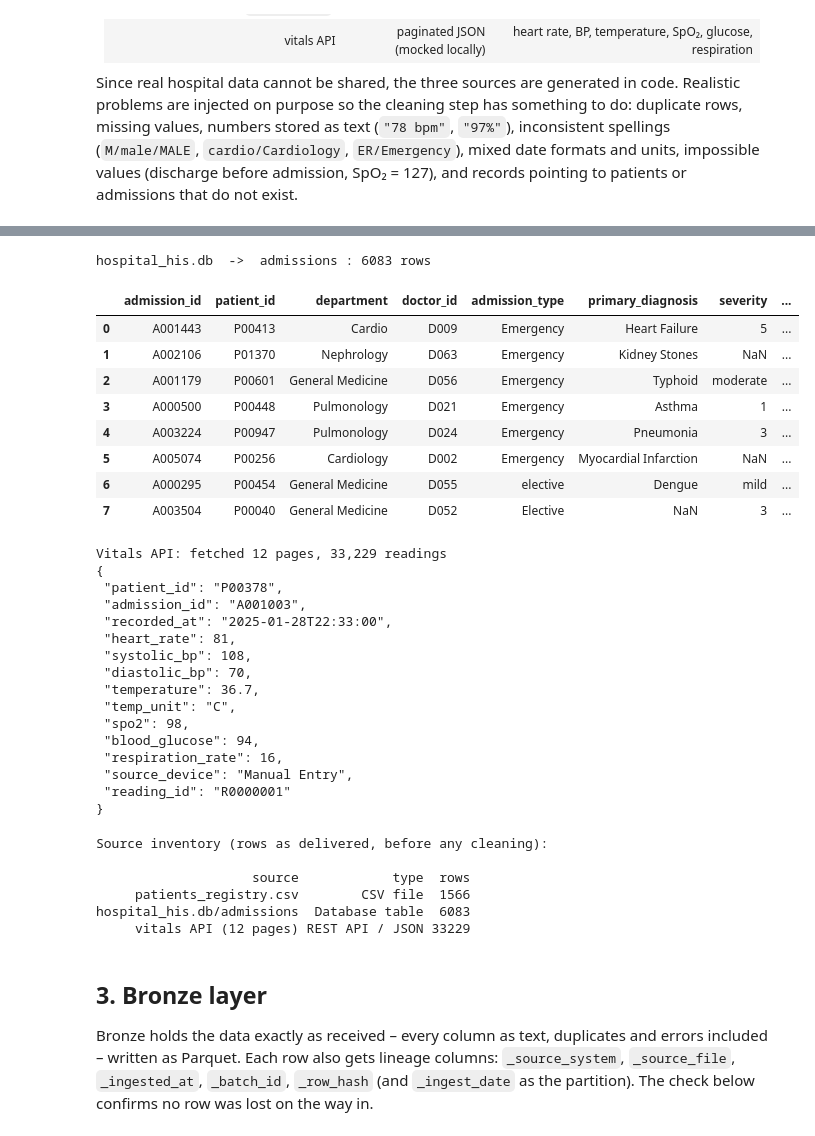
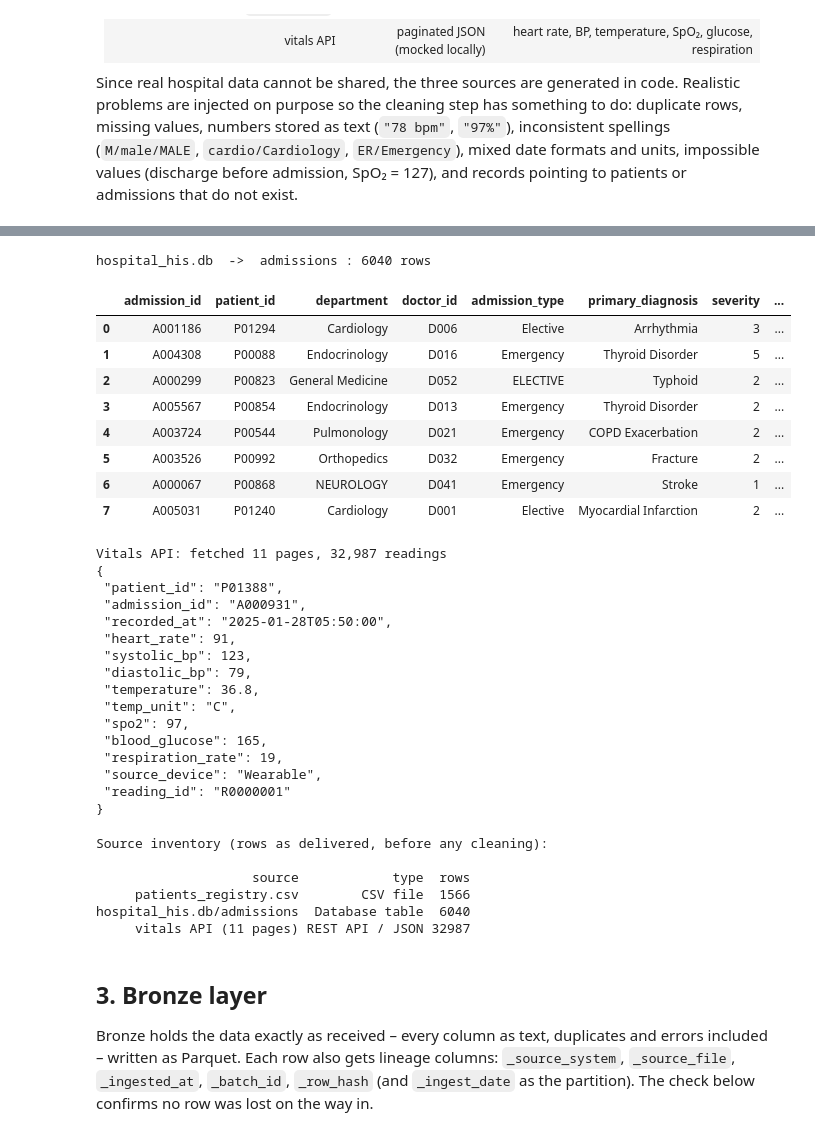
Before and after one commit to Akash17112004/healthcare-data-platform, a Jupyter notebook: notebooks/Smart_Healthcare_Pipeline_Minor_Project.ipynb, the cells around one changed output, grey strips where cells are left out. Saved outputs shown, nothing was run; the diff lists cells and outputs as text; code cells hidden in the pictures.

```diff
--- a/notebooks/Smart_Healthcare_Pipeline_Minor_Project.ipynb
+++ b/notebooks/Smart_Healthcare_Pipeline_Minor_Project.ipynb
@@ -188,9 +197,25 @@ for _ in range(5200):
     admit = START + timedelta(days=random.randint(0, 715), hours=random.randint(0, 23), minutes=random.randint(0, 59))
     base.append(make_adm(random.choices(pids, p_weights)[0], admit))
 
-follow_ups = []                       # ~14% of admissions are followed by a re-admission within 2-28 days
+# ~14% of admissions are followed by a re-admission within 2-28 days. The chance is NOT flat: it rises with severity,
+# age, chronic conditions, emergency admission and longer stays (a plausible, deliberately moderate relationship), so the
+# prediction model in Step 7 has real signal to learn. The intercept is solved so the overall rate stays at 14%.
+def risk_logit(a):
+    t = truth[a["patient_id"]]
+    return (0.30 * (a["severity"] - 3) + 0.50 * (t["dia"] + t["htn"]) + 0.020 * (t["age"] - 50)
+            + 0.45 * (a["admission_type"] == "Emergency") + 0.06 * (a["los"] - 4))
+
+eligible = [a for a in base if a["outcome"] != "Deceased"]
+logits = np.array([risk_logit(a) for a in eligible])
+lo, hi = -8.0, 4.0
+for _ in range(60):                                   # bisection on the intercept
+    mid = (lo + hi) / 2
+    lo, hi = (mid, hi) if (1 / (1 + np.exp(-(logits + mid)))).mean() < 0.14 else (lo, mid)
+intercept = (lo + hi) / 2
+
+follow_ups = []
 for a in base:
-    if a["outcome"] != "Deceased" and random.random() < 0.14:
+    if a["outcome"] != "Deceased" and random.random() < 1 / (1 + np.exp(-(risk_logit(a) + intercept))):
         nxt = a["discharge"] + timedelta(days=random.randint(2, 28), hours=random.randint(0, 23))
         if nxt < REF_DATE - timedelta(days=10):
             follow_ups.append(make_adm(a["patient_id"], nxt, dept=a["department"] if random.random() < .7 else None, atype="Emergency"))
@@ -233,42 +258,42 @@ def messy_outcome(o):
 
 rows = []
 for a in adm_true:
     r = random.random()
     pid = a["patient_id"] if r > .015 else (f"P{random.randint(9000, 9999):05d}" if r > .005 else None)   # orphan / null patient
     admit_s = None if random.random() < .005 else fmt_dt(a["admit"])
     r = random.random()
     if   r < .015: disch_s = fmt_dt(a["admit"] - timedelta(days=random.randint(1, 3)))   # discharge BEFORE admission
     elif r < .035: disch_s = None
     else:          disch_s = fmt_dt(a["discharge"])
     r = random.random()
     sev_s = None if r < .04 else SEV_WORDS[a["severity"]] if r < .16 else str(a["severity"])
     rows.append((a["admission_id"], pid, messy_dept(a["department"]), None if random.random() < .03 else a["doctor_id"],
                  messy_type(a["admission_type"]), None if random.random() < .02 else a["primary_diagnosis"], sev_s,
                  admit_s, disch_s, fmt_bill(a["bill"]), messy_outcome(a["outcome"])))
 rows += random.sample(rows, int(0.025 * len(rows)))          # duplicated rows (double-submitted records)
 random.shuffle(rows)
 
 db_path = RAW / "hospital_his.db"
 con = sqlite3.connect(db_path)
 con.execute("DROP TABLE IF EXISTS admissions")
 con.execute("""CREATE TABLE admissions (admission_id TEXT, patient_id TEXT, department TEXT, doctor_id TEXT,
                admission_type TEXT, primary_diagnosis TEXT, severity TEXT, admit_date TEXT, discharge_date TEXT,
                total_bill TEXT, outcome TEXT)""")
 con.executemany("INSERT INTO admissions VALUES (?,?,?,?,?,?,?,?,?,?,?)", rows)
 con.commit()
 print("hospital_his.db  ->  admissions :", con.execute("SELECT COUNT(*) FROM admissions").fetchone()[0], "rows")
 pd.read_sql("SELECT * FROM admissions LIMIT 8", con)
 # %% [output]
-hospital_his.db  ->  admissions : 6083 rows
+hospital_his.db  ->  admissions : 6040 rows
 |  | admission_id | patient_id | department | doctor_id | admission_type | primary_diagnosis | severity | ... |
-| 0 | A001443 | P00413 | Cardio | D009 | Emergency | Heart Failure | 5 | ... |
-| 1 | A002106 | P01370 | Nephrology | D063 | Emergency | Kidney Stones | NaN | ... |
-| 2 | A001179 | P00601 | General Medicine | D056 | Emergency | Typhoid | moderate | ... |
-| 3 | A000500 | P00448 | Pulmonology | D021 | Emergency | Asthma | 1 | ... |
-| 4 | A003224 | P00947 | Pulmonology | D024 | Emergency | Pneumonia | 3 | ... |
-| 5 | A005074 | P00256 | Cardiology | D002 | Emergency | Myocardial Infarction | NaN | ... |
-| 6 | A000295 | P00454 | General Medicine | D055 | elective | Dengue | mild | ... |
-| 7 | A003504 | P00040 | General Medicine | D052 | Elective | NaN | 3 | ... |
+| 0 | A001186 | P01294 | Cardiology | D006 | Elective | Arrhythmia | 3 | ... |
+| 1 | A004308 | P00088 | Endocrinology | D016 | Emergency | Thyroid Disorder | 5 | ... |
+| 2 | A000299 | P00823 | General Medicine | D052 | ELECTIVE | Typhoid | 2 | ... |
+| 3 | A005567 | P00854 | Endocrinology | D013 | Emergency | Thyroid Disorder | 2 | ... |
+| 4 | A003724 | P00544 | Pulmonology | D021 | Emergency | COPD Exacerbation | 2 | ... |
+| 5 | A003526 | P00992 | Orthopedics | D032 | Emergency | Fracture | 2 | ... |
+| 6 | A000067 | P00868 | NEUROLOGY | D041 | Emergency | Stroke | 1 | ... |
+| 7 | A005031 | P01240 | Cardiology | D001 | Elective | Myocardial Infarction | 2 | ... |
 # %%
 # ───────── Source 3: bedside vitals (paginated REST API, mocked locally) ─────────
 ri = lambda v: int(round(float(v)))
@@ -334,20 +359,20 @@ while True:
 print(f"Vitals API: fetched {resp['total_pages']} pages, {len(readings):,} readings")
 print(json.dumps(mock_vitals_api(1)["data"][0], indent=1))
 # %% [output]
-Vitals API: fetched 12 pages, 33,229 readings
+Vitals API: fetched 11 pages, 32,987 readings
 {
- "patient_id": "P00378",
- "admission_id": "A001003",
- "recorded_at": "2025-01-28T22:33:00",
- "heart_rate": 81,
- "systolic_bp": 108,
- "diastolic_bp": 70,
- "temperature": 36.7,
+ "patient_id": "P01388",
+ "admission_id": "A000931",
+ "recorded_at": "2025-01-28T05:50:00",
+ "heart_rate": 91,
+ "systolic_bp": 123,
+ "diastolic_bp": 79,
+ "temperature": 36.8,
  "temp_unit": "C",
- "spo2": 98,
- "blood_glucose": 94,
- "respiration_rate": 16,
- "source_device": "Manual Entry",
+ "spo2": 97,
+ "blood_glucose": 165,
+ "respiration_rate": 19,
+ "source_device": "Wearable",
  "reading_id": "R0000001"
 }
 # %%
@@ -368,8 +393,8 @@ Source inventory (rows as delivered, before any cleaning):
 
                     source            type  rows
      patients_registry.csv        CSV file  1566
-hospital_his.db/admissions  Database table  6083
-     vitals API (12 pages) REST API / JSON 33229
+hospital_his.db/admissions  Database table  6040
+     vitals API (11 pages) REST API / JSON 32987
 # %% [markdown]
 ## 3. Bronze layer
 Bronze holds the data exactly as received – every column as text, duplicates and errors included – written as Parquet. Each row also gets lineage columns: `_source_system`, `_source_file`, `_ingested_at`, `_batch_id`, `_row_hash` (and `_ingest_date` as the partition). The check below confirms no row was lost on the way in.
```
Also changed, not shown: parts of 24 cells of this notebook, 18 other files.
